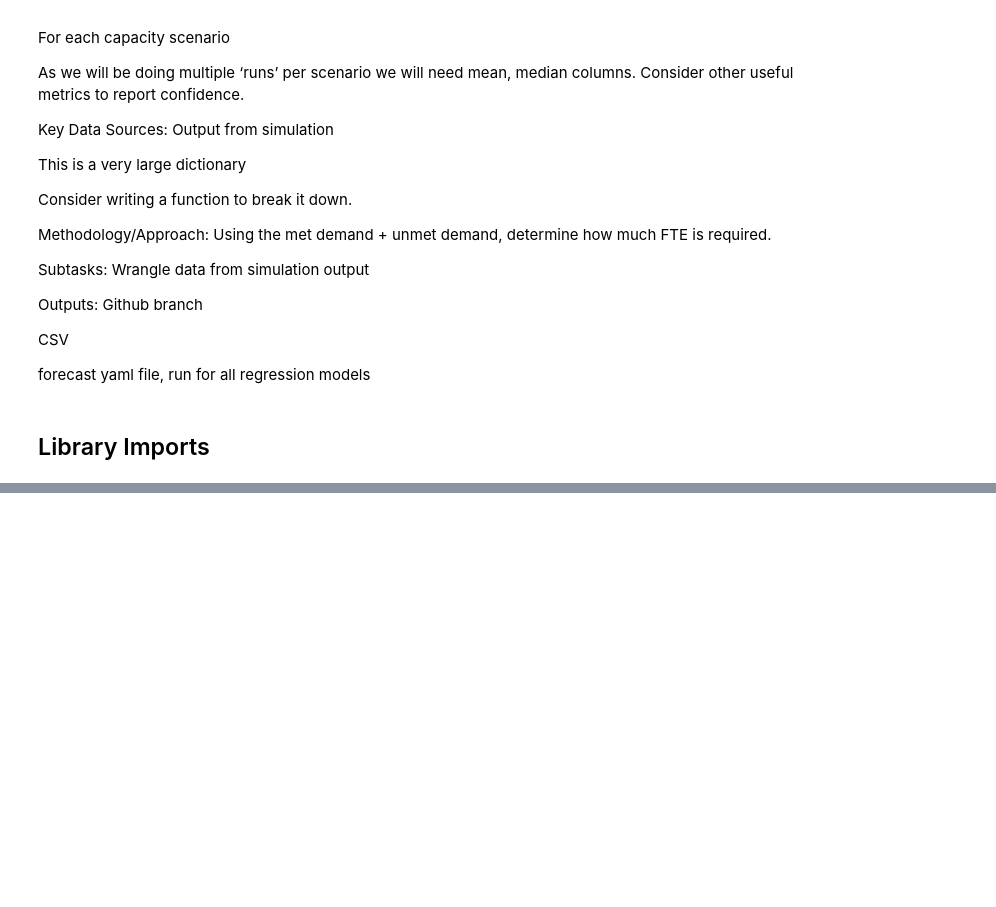
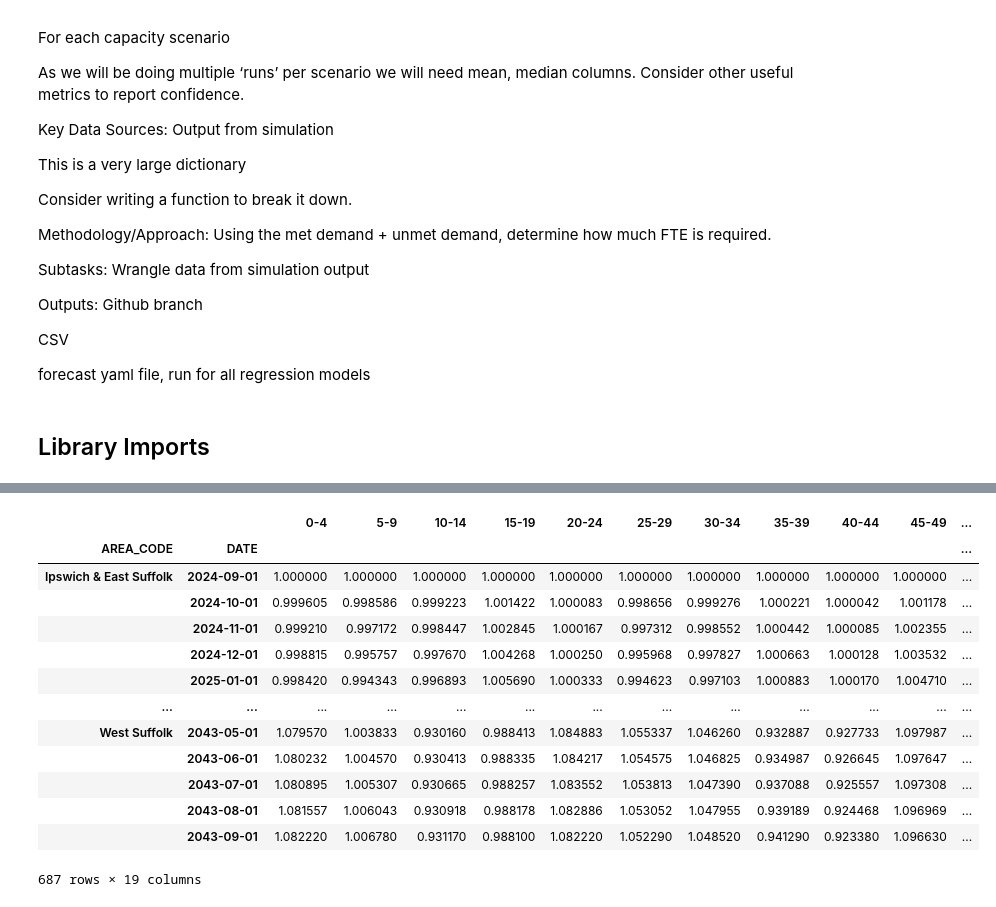
Before and after one commit to Norfolk-Suffolk-ICS/PrimaryCareDemandAndCapacity, a Jupyter notebook: notebooks/2d_Appointments.ipynb, the cells around one changed output, grey strips where cells are left out. Cells and saved outputs as stored; diff of their text form; code cells hidden in the pictures; blank space fills up the shorter version.

```diff
--- a/notebooks/2d_Appointments.ipynb
+++ b/notebooks/2d_Appointments.ipynb
@@ -69,9 +77,13 @@ mpl_style()
 # %%
 ## Constants
 SNEE_SUB_ICB = ['06L','06T','07K']
+SNEE_SUB_ICB_NAMES = ['Ipswich & East Suffolk', 'North East Essex', 'West Suffolk']
 NOTEBOOK_ALIAS = "Appointments"
-GP_APPOINTMENTS_CATALOG_NAME:str = 'Appointments in General Practice, August 2024'
-GP_WORKFORCE_CATALOG:str = 'General Practice workforce'
+GP_PATIENTS_LIST_CATALOG = 'Patients Registered at a GP practice, September 2024'
+ONS_POPULATION_CATALOG = 'ONS Population projections'
+GP_LIST_AGE_BANDS = constants.GP_LIST_AGE_BANDS # age bands for GP list
+GP_LIST_AGE_LABELS = constants.GP_LIST_AGE_LABELS # labels for GP list
+SNEE_SUBICB_CODES = list(constants.ONS_CODES.keys()) # list of sub-icb codes for SNEE
 
 # Loading the Data Catalog
 catalog =  DataCatalog.load_from_yaml("data_catalog.yaml")
@@ -91,0 +215,20 @@ appointments_df = appointments_catalog_entry.load()
+# %%
+# Loading the Principal projection
+ons_principal_projection = catalog.get_scenario_catalog_entry_by_name(ONS_POPULATION_CATALOG,'Principal projection')
+principal_projections_df = ons_principal_projection.load()
+
+# Loading the 10 year migration Projections
+ons_10_mig_projection = catalog.get_scenario_catalog_entry_by_name(ONS_POPULATION_CATALOG,'10 year migration variant')
+mig_10yr_projections_df = ons_10_mig_projection.load()
+
+# Loading the High international migration Projections
+ons_high_mig_projection = catalog.get_scenario_catalog_entry_by_name(ONS_POPULATION_CATALOG,'High international migration variant')
+high_mig_projections_df = ons_high_mig_projection.load()
+
+# Loading the Low international migration Projections
+ons_low_mig_projection = catalog.get_scenario_catalog_entry_by_name(ONS_POPULATION_CATALOG,'Low international migration variant')
+low_mig_projections_df = ons_low_mig_projection.load()
+
+# Loading the Alternative internal migration Projections
+ons_alt_mig_projection = catalog.get_scenario_catalog_entry_by_name(ONS_POPULATION_CATALOG,'Alternative internal migration variant')
+alt_mig_projections_df = ons_alt_mig_projection.load()
@@ -91,0 +357,6 @@ appointments_df = appointments_catalog_entry.load()
+# %%
+date_range_df = pd.DataFrame(pd.date_range(start=dt.date(year=int(principal_projections_df.T.index[0]),month=9,day=1), end=dt.date(year=int(principal_projections_df.T.index[-1]),month=9,day=1), freq='MS')).rename(columns={0:'DATE'})
+date_range_df = date_range_df.loc[date_range_df.index.repeat(3)]
+date_range_df['AREA_CODE'] = SNEE_SUB_ICB_NAMES * (len(date_range_df) // len(SNEE_SUB_ICB_NAMES))
+
+date_range_df
@@ -91,0 +377,21 @@ appointments_df = appointments_catalog_entry.load()
+# %%
+interpolated_df = pd.merge(date_range_df, principal_projections_df_, on=('DATE','AREA_CODE'), how='left')
+interpolated_df = interpolated_df.sort_values(by=['AREA_CODE', 'DATE']).reset_index(drop=True)
+interpolated_df = interpolated_df.interpolate(method='linear')
+interpolated_df = interpolated_df.set_index(['AREA_CODE','DATE'])
+interpolated_df
+# %% [output]
+|  |  | 0-4 | 5-9 | 10-14 | 15-19 | 20-24 | 25-29 | 30-34 | 35-39 | 40-44 | 45-49 | ... |
+| AREA_CODE | DATE |  |  |  |  |  |  |  |  |  |  | ... |
+| Ipswich & East Suffolk | 2024-09-01 | 1.000000 | 1.000000 | 1.000000 | 1.000000 | 1.000000 | 1.000000 | 1.000000 | 1.000000 | 1.000000 | 1.000000 | ... |
+|  | 2024-10-01 | 0.999605 | 0.998586 | 0.999223 | 1.001422 | 1.000083 | 0.998656 | 0.999276 | 1.000221 | 1.000042 | 1.001178 | ... |
+|  | 2024-11-01 | 0.999210 | 0.997172 | 0.998447 | 1.002845 | 1.000167 | 0.997312 | 0.998552 | 1.000442 | 1.000085 | 1.002355 | ... |
+|  | 2024-12-01 | 0.998815 | 0.995757 | 0.997670 | 1.004268 | 1.000250 | 0.995968 | 0.997827 | 1.000663 | 1.000128 | 1.003532 | ... |
+|  | 2025-01-01 | 0.998420 | 0.994343 | 0.996893 | 1.005690 | 1.000333 | 0.994623 | 0.997103 | 1.000883 | 1.000170 | 1.004710 | ... |
+| ... | ... | ... | ... | ... | ... | ... | ... | ... | ... | ... | ... | ... |
+| West Suffolk | 2043-05-01 | 1.079570 | 1.003833 | 0.930160 | 0.988413 | 1.084883 | 1.055337 | 1.046260 | 0.932887 | 0.927733 | 1.097987 | ... |
+|  | 2043-06-01 | 1.080232 | 1.004570 | 0.930413 | 0.988335 | 1.084217 | 1.054575 | 1.046825 | 0.934987 | 0.926645 | 1.097647 | ... |
+|  | 2043-07-01 | 1.080895 | 1.005307 | 0.930665 | 0.988257 | 1.083552 | 1.053813 | 1.047390 | 0.937088 | 0.925557 | 1.097308 | ... |
+|  | 2043-08-01 | 1.081557 | 1.006043 | 0.930918 | 0.988178 | 1.082886 | 1.053052 | 1.047955 | 0.939189 | 0.924468 | 1.096969 | ... |
+|  | 2043-09-01 | 1.082220 | 1.006780 | 0.931170 | 0.988100 | 1.082220 | 1.052290 | 1.048520 | 0.941290 | 0.923380 | 1.096630 | ... |
+687 rows × 19 columns
```
Also changed, not shown: parts of 20 cells of this notebook, 7 other files.
